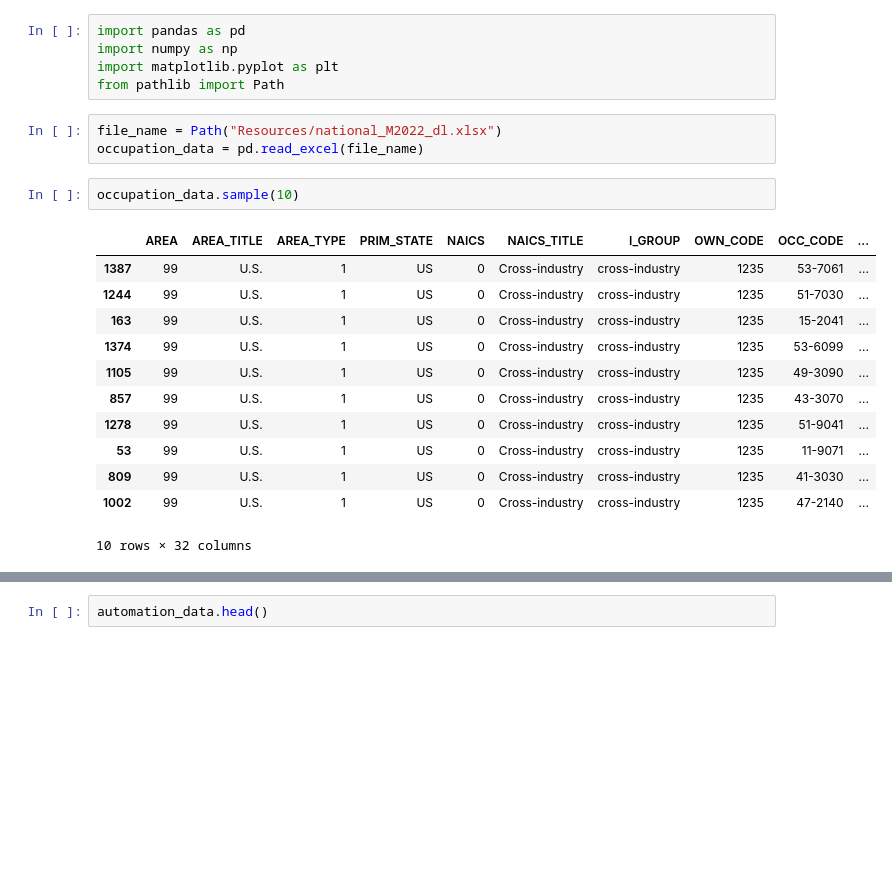
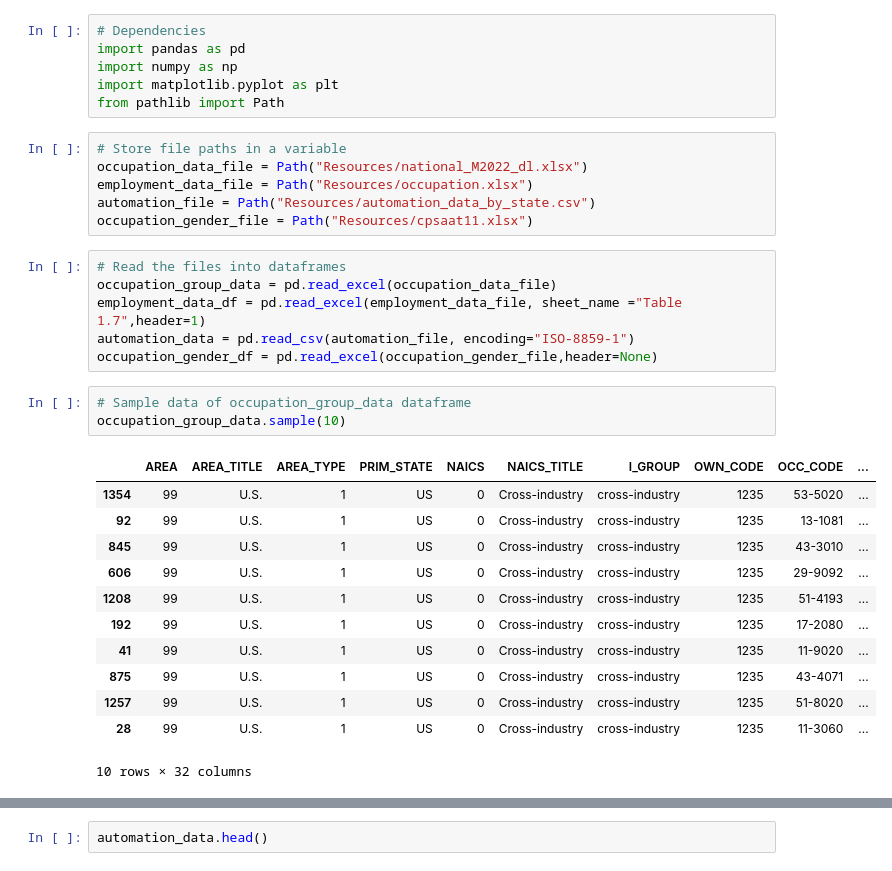
Before and after one commit to vinaya-kusuma/Project1, a Jupyter notebook: Occupation_Analysis.ipynb, the cells around one changed output, grey strips where cells are left out. Saved outputs shown, nothing was run; the diff lists cells and outputs as text; blank space fills up the shorter version.

Commit message:
Added the complete dataframe to work on

```diff
--- a/Occupation_Analysis.ipynb
+++ b/Occupation_Analysis.ipynb
@@ -1,24 +1,35 @@
 # %%
+# Dependencies
 import pandas as pd
 import numpy as np
 import matplotlib.pyplot as plt
 from pathlib import Path
 # %%
-file_name = Path("Resources/national_M2022_dl.xlsx")
-occupation_data = pd.read_excel(file_name)
+# Store file paths in a variable
+occupation_data_file = Path("Resources/national_M2022_dl.xlsx")
+employment_data_file = Path("Resources/occupation.xlsx")
+automation_file = Path("Resources/automation_data_by_state.csv")
+occupation_gender_file = Path("Resources/cpsaat11.xlsx")
+# %%
+# Read the files into dataframes
+occupation_group_data = pd.read_excel(occupation_data_file)
+employment_data_df = pd.read_excel(employment_data_file, sheet_name ="Table 1.7",header=1)
+automation_data = pd.read_csv(automation_file, encoding="ISO-8859-1")
+occupation_gender_df = pd.read_excel(occupation_gender_file,header=None)
 # %%
-occupation_data.sample(10)
+# Sample data of occupation_group_data dataframe
+occupation_group_data.sample(10)
 # %% [output]
 |  | AREA | AREA_TITLE | AREA_TYPE | PRIM_STATE | NAICS | NAICS_TITLE | I_GROUP | OWN_CODE | OCC_CODE | ... |
-| 1387 | 99 | U.S. | 1 | US | 0 | Cross-industry | cross-industry | 1235 | 53-7061 | ... |
-| 1244 | 99 | U.S. | 1 | US | 0 | Cross-industry | cross-industry | 1235 | 51-7030 | ... |
-| 163 | 99 | U.S. | 1 | US | 0 | Cross-industry | cross-industry | 1235 | 15-2041 | ... |
-| 1374 | 99 | U.S. | 1 | US | 0 | Cross-industry | cross-industry | 1235 | 53-6099 | ... |
-| 1105 | 99 | U.S. | 1 | US | 0 | Cross-industry | cross-industry | 1235 | 49-3090 | ... |
-| 857 | 99 | U.S. | 1 | US | 0 | Cross-industry | cross-industry | 1235 | 43-3070 | ... |
-| 1278 | 99 | U.S. | 1 | US | 0 | Cross-industry | cross-industry | 1235 | 51-9041 | ... |
-| 53 | 99 | U.S. | 1 | US | 0 | Cross-industry | cross-industry | 1235 | 11-9071 | ... |
-| 809 | 99 | U.S. | 1 | US | 0 | Cross-industry | cross-industry | 1235 | 41-3030 | ... |
-| 1002 | 99 | U.S. | 1 | US | 0 | Cross-industry | cross-industry | 1235 | 47-2140 | ... |
+| 1354 | 99 | U.S. | 1 | US | 0 | Cross-industry | cross-industry | 1235 | 53-5020 | ... |
+| 92 | 99 | U.S. | 1 | US | 0 | Cross-industry | cross-industry | 1235 | 13-1081 | ... |
+| 845 | 99 | U.S. | 1 | US | 0 | Cross-industry | cross-industry | 1235 | 43-3010 | ... |
+| 606 | 99 | U.S. | 1 | US | 0 | Cross-industry | cross-industry | 1235 | 29-9092 | ... |
+| 1208 | 99 | U.S. | 1 | US | 0 | Cross-industry | cross-industry | 1235 | 51-4193 | ... |
+| 192 | 99 | U.S. | 1 | US | 0 | Cross-industry | cross-industry | 1235 | 17-2080 | ... |
+| 41 | 99 | U.S. | 1 | US | 0 | Cross-industry | cross-industry | 1235 | 11-9020 | ... |
+| 875 | 99 | U.S. | 1 | US | 0 | Cross-industry | cross-industry | 1235 | 43-4071 | ... |
+| 1257 | 99 | U.S. | 1 | US | 0 | Cross-industry | cross-industry | 1235 | 51-8020 | ... |
+| 28 | 99 | U.S. | 1 | US | 0 | Cross-industry | cross-industry | 1235 | 11-3060 | ... |
 10 rows × 32 columns
 # %%
```
Also changed, not shown: parts of 36 cells of this notebook, 1 other file.
